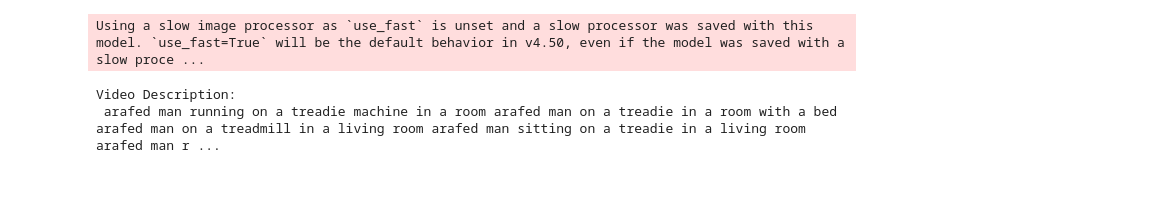
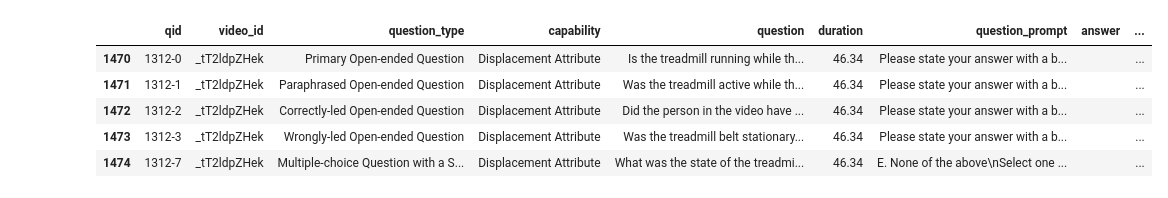
Before and after one commit to alvinnnnnnnnnn/Vision-Language-Model, a Jupyter notebook: test.ipynb, the cells around one changed output. Drawn from its saved outputs; the diff is of its cells as text; code cells hidden in the pictures.

```diff
--- a/test.ipynb
+++ b/test.ipynb
@@ -8,57 +22,10 @@ df
-# %%
-import cv2
-import torch
-from transformers import BlipProcessor, BlipForConditionalGeneration
-from PIL import Image
-
-# Enable MPS backend for PyTorch on MacBook
-device = "mps" if torch.backends.mps.is_available() else "cpu"
-
-# Load BLIP-2 model and processor
-processor = BlipProcessor.from_pretrained("Salesforce/blip-image-captioning-large")
-model = BlipForConditionalGeneration.from_pretrained("Salesforce/blip-image-captioning-large").to(device)
-
-def extract_frames(video_path, frame_interval=30):
-    """ Extract frames from video at a given interval """
-    cap = cv2.VideoCapture(video_path)
-    frames = []
-    frame_count = 0
-
-    while cap.isOpened():
-        success, frame = cap.read()
-        if not success:
-            break
-
-        if frame_count % frame_interval == 0:
-            frame = cv2.cvtColor(frame, cv2.COLOR_BGR2RGB)
-            frames.append(Image.fromarray(frame))
-
-        frame_count += 1
-
-    cap.release()
-    return frames
-
-def generate_caption(image):
-    """ Generate a caption for a given frame using BLIP-2 """
-    inputs = processor(images=image, return_tensors="pt").to(device)
-    with torch.no_grad():
-        caption = model.generate(**inputs)
-    return processor.batch_decode(caption, skip_special_tokens=True)[0]
-
-def describe_video(video_path):
-    """ Extract frames and generate a summary description of the video """
-    frames = extract_frames(video_path, frame_interval=50)  # Adjust interval for more/fewer frames
-    captions = [generate_caption(frame) for frame in frames]
-
-    # Generate final summary (basic method: joining all captions)
-    summary = " ".join(set(captions))  # Remove duplicates
-    return summary
-
-# Example Usage
-video_path = "Benchmark-AllVideos-HQ-Encoded-challenge/_tT2ldpZHek.mp4"  # Change to your video file path
-description = describe_video(video_path)
-print("\nVideo Description:\n", description)
-# %% [output]
-Using a slow image processor as `use_fast` is unset and a slow processor was saved with this model. `use_fast=True` will be the default behavior in v4.50, even if the model was saved with a slow proce ...
-Video Description:
- arafed man running on a treadie machine in a room arafed man on a treadie in a room with a bed arafed man on a treadmill in a living room arafed man sitting on a treadie in a living room arafed man r ...
+# %%
+temp_df = df[df["youtube_url"].str.contains("tT2ldpZHek", na=False)]
+temp_df
+# %% [output]
+|  | qid | video_id | question_type | capability | question | duration | question_prompt | answer | ... |
+| 1470 | 1312-0 | _tT2ldpZHek | Primary Open-ended Question | Displacement Attribute | Is the treadmill running while th... | 46.34 | Please state your answer with a b... |  | ... |
+| 1471 | 1312-1 | _tT2ldpZHek | Paraphrased Open-ended Question | Displacement Attribute | Was the treadmill active while th... | 46.34 | Please state your answer with a b... |  | ... |
+| 1472 | 1312-2 | _tT2ldpZHek | Correctly-led Open-ended Question | Displacement Attribute | Did the person in the video have ... | 46.34 | Please state your answer with a b... |  | ... |
+| 1473 | 1312-3 | _tT2ldpZHek | Wrongly-led Open-ended Question | Displacement Attribute | Was the treadmill belt stationary... | 46.34 | Please state your answer with a b... |  | ... |
+| 1474 | 1312-7 | _tT2ldpZHek | Multiple-choice Question with a S... | Displacement Attribute | What was the state of the treadmi... | 46.34 | E. None of the above\nSelect one ... |  | ... |
```
Also changed, not shown: parts of 6 cells of this notebook.
